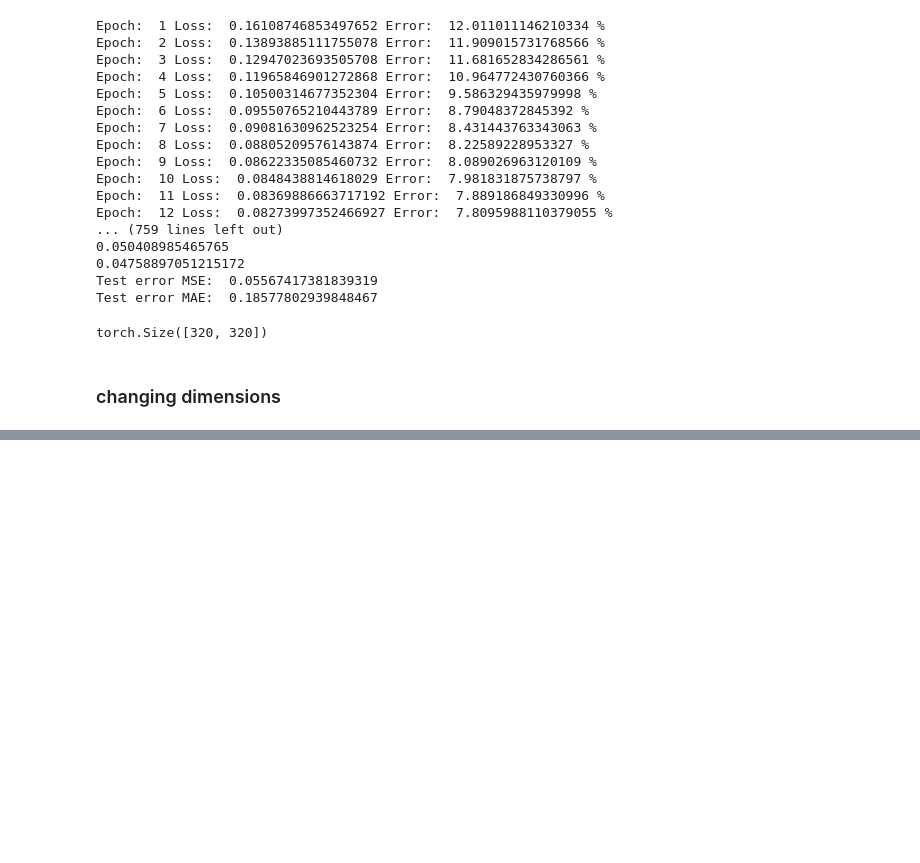
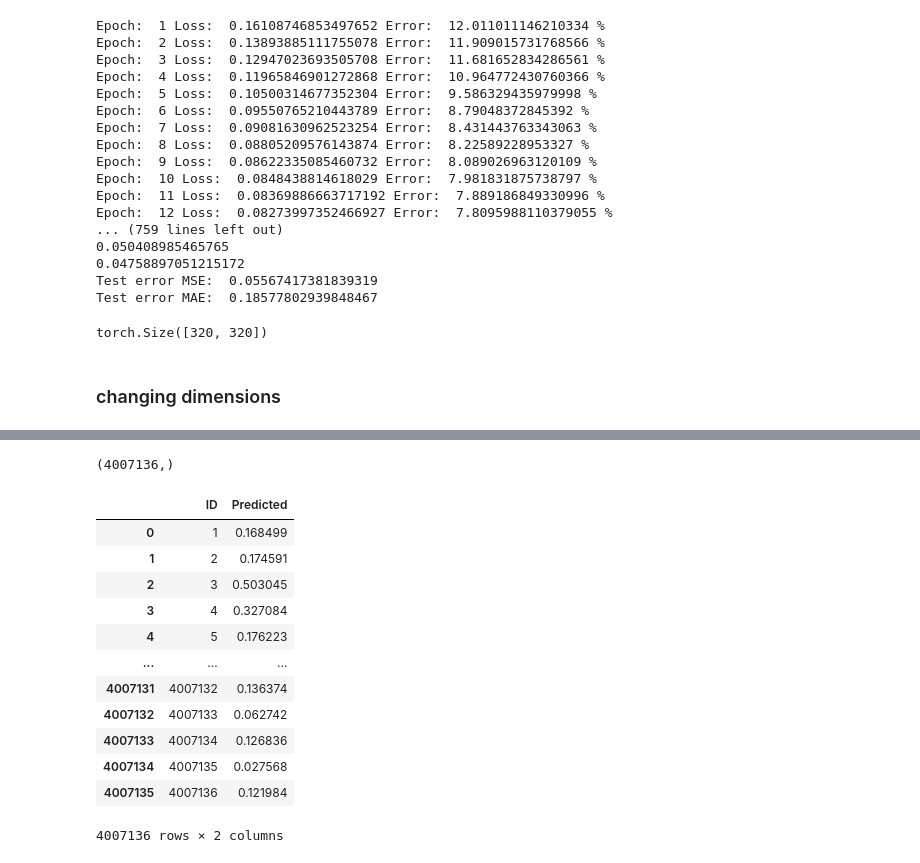
Before and after one commit to dilayercelik/DGL24-Group-Project, a Jupyter notebook: GSR-NET.ipynb, the cells around one changed output, grey strips where cells are left out. Drawn from its saved outputs; the diff is of its cells as text; code cells hidden in the pictures; blank space fills up the shorter version.

```diff
--- a/GSR-NET.ipynb
+++ b/GSR-NET.ipynb
@@ -201,0 +214,3 @@ torch.Size([320, 320])
+# %%
+pred_tensor = torch.stack(preds_list)
+pred_tensor.size()
@@ -201,0 +240,26 @@ torch.Size([320, 320])
+# %%
+vectorizer = MatrixVectorizer()
+
+all_vectorized_arr = np.concatenate([vectorizer.vectorize(matrix.cpu().numpy()) for matrix in pred_tensor])
+# %%
+all_vectorized_arr.shape
+# %% [output]
+(4007136,)
+# %%
+df = pd.DataFrame({'ID': list(range(1, len(all_vectorized_arr)+1)), 'Predicted': all_vectorized_arr})
+# %%
+df
+# %% [output]
+|  | ID | Predicted |
+| 0 | 1 | 0.168499 |
+| 1 | 2 | 0.174591 |
+| 2 | 3 | 0.503045 |
+| 3 | 4 | 0.327084 |
+| 4 | 5 | 0.176223 |
+| ... | ... | ... |
+| 4007131 | 4007132 | 0.136374 |
+| 4007132 | 4007133 | 0.062742 |
+| 4007133 | 4007134 | 0.126836 |
+| 4007134 | 4007135 | 0.027568 |
+| 4007135 | 4007136 | 0.121984 |
+4007136 rows × 2 columns
```
Also changed, not shown: parts of 11 cells of this notebook, 4 other files.
